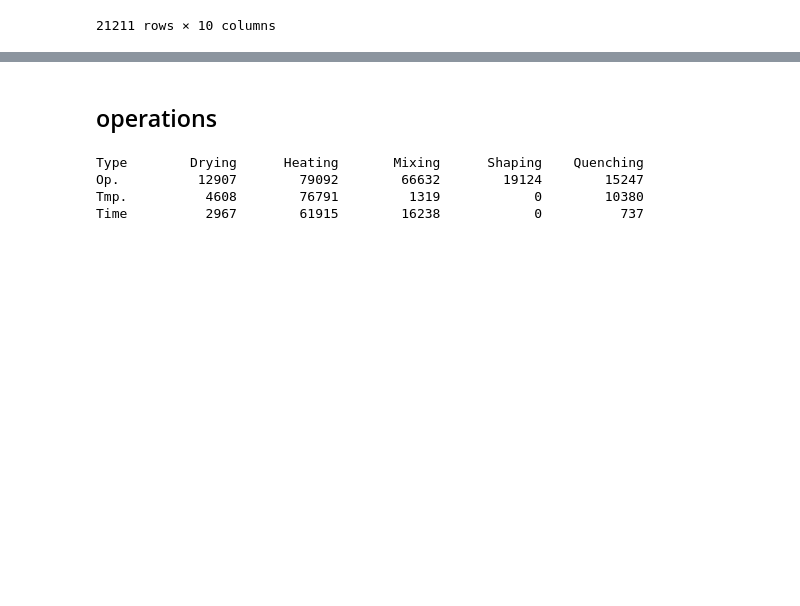
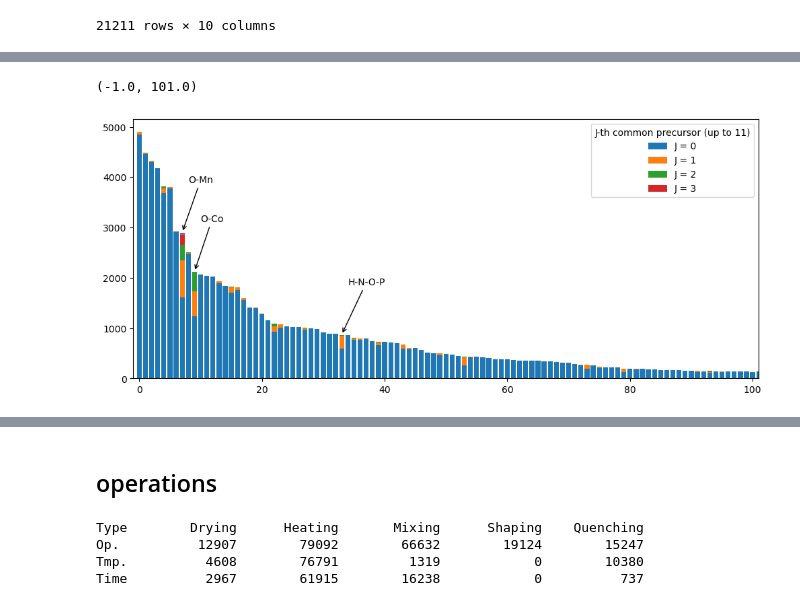
Before and after one commit to git-jhyang/inorganic_synthesis, a Jupyter notebook: notebooks/analysis_data.ipynb, the cells around one changed output, grey strips where cells are left out. Drawn from its saved outputs; the diff is of its cells as text; code cells hidden in the pictures; blank space fills up the shorter version.

```diff
--- a/notebooks/analysis_data.ipynb
+++ b/notebooks/analysis_data.ipynb
@@ -827,7 +817,7 @@ with gzip.open('../data/screened_precursor.pkl.gz','wb') as f:
 # %% [markdown]
 - analysis - source
 # %%
-for i, p in enumerate(unique_precursor_data):
+for i, p in enumerate(unique_precursor):
     if (p['count_rxn'] > 5) and (len(p['dois']) < 3):
         print('{:4d} {:5d} {:5d} {:5d} - {}'.format(i, p['count'], p['count_rxn'], len(p['dois']), p['precursor_comp']))
         for doi in p['dois']:
@@ -1489,0 +1482,6 @@ df_uniq
+# %%
+i = 4
+js = np.argsort(dmat[i])[1:6]
+print(unique_precursor[i]['precursor_comp'])
+for j in js:
+    print(unique_precursor[j]['precursor_comp'])
@@ -1489,0 +1495,20 @@ df_uniq
+# %%
+prec_comps = {}
+for tgt in unique_target:
+    for rxn in tgt['reactions']:
+        for prec in rxn['precursor_comp']:
+            p = tuple(sorted(prec.keys(), key=lambda x: Element(x).number))
+            v = tuple([f'{f:.5f}' for e,f in sorted(prec.items(), key=lambda x: Element(x[0]).number)])
+            if p not in prec_comps.keys():
+                prec_comps[p] = {}
+            if v not in prec_comps[p].keys():
+                prec_comps[p][v] = 0
+            prec_comps[p][v] += 1
+prec_comps = {k:v for k,v in sorted(prec_comps.items(), key=lambda x: np.sum(list(x[1].values())), reverse=True)}
+# %%
+screened_prec_comps = {}
+for c, fs in prec_comps.items():
+    _fs = {k:v for k,v in fs.items() if v > 4}
+    if len(_fs) != 0:
+        screened_prec_comps[c] = _fs
+len(unique_precursor), len(prec_comps), len(screened_prec_comps)
@@ -1489,0 +1537,20 @@ df_uniq
+# %%
+f, ax = plt.subplots(1,1,figsize=(12,5))
+xmax = 101
+for i, (c, fs) in enumerate(screened_prec_comps.items()):
+    y = 0
+    for j, f in enumerate(sorted(list(fs.values()), reverse=True)):
+        ax.bar(i, f, bottom=y, color=plt.cm.tab10(j))
+        y += f
+        if (j == 1) and (f > sorted(fs.values())[-1] * 0.2) and (f > 160):
+#            ax.arrow(i, , dx=2, dy=1000, arrowprops={'arrowstyle':'<-'})
+            ax.annotate('-'.join(list(c)), xy=(i, np.sum(list(fs.values())) + 10), xytext=(i+1, np.sum(list(fs.values())) + 1000), arrowprops=dict(arrowstyle="->"))
+    if i == xmax:
+        for j in range(4):
+            ax.bar(i+5, 1, bottom=j, color=plt.cm.tab10(j), label=f'J = {j}')
+        break
+ax.legend(loc='upper right', title='J-th common precursor (up to 11)')
+ax.set_xlim([-1,xmax])
+# %% [output]
+(-1.0, 101.0)
+[figure, added]
```
Also changed, not shown: parts of 24 cells of this notebook, 8 other files.
